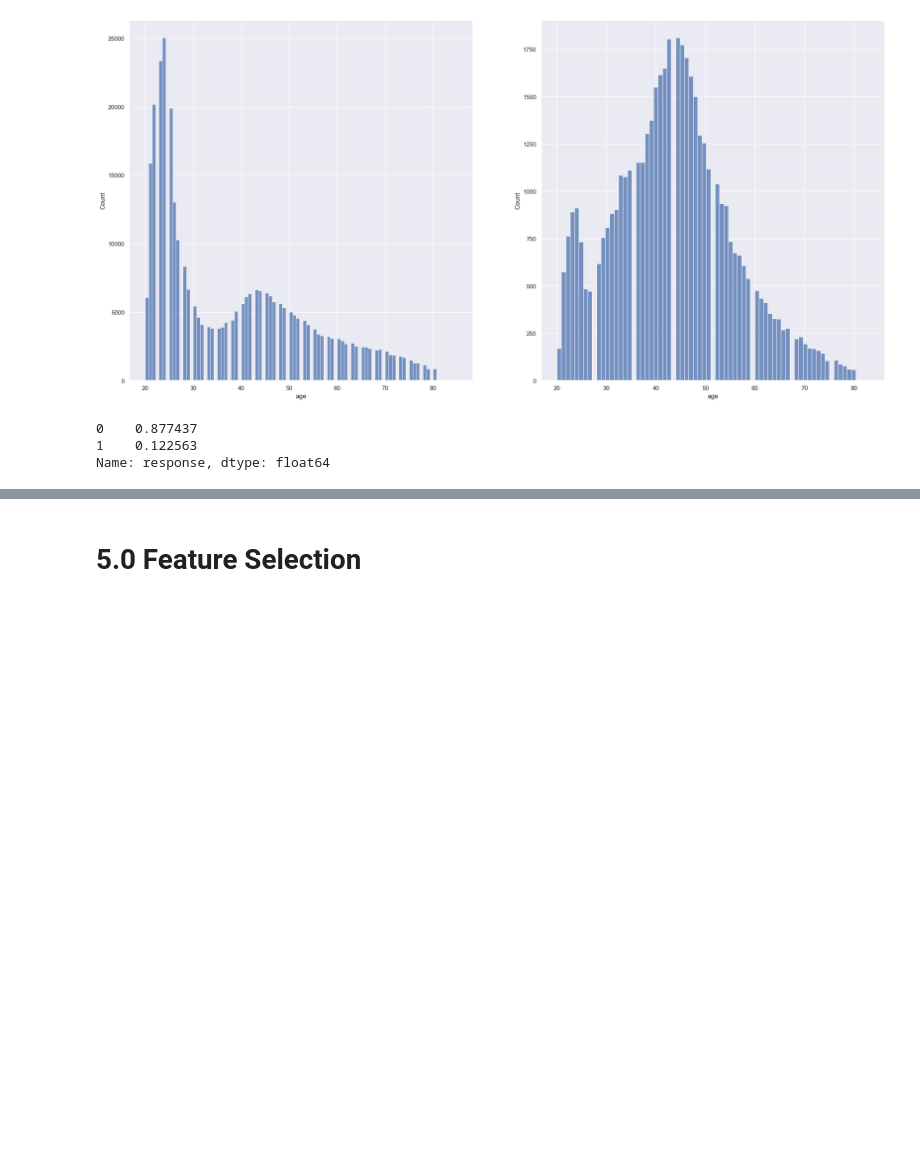
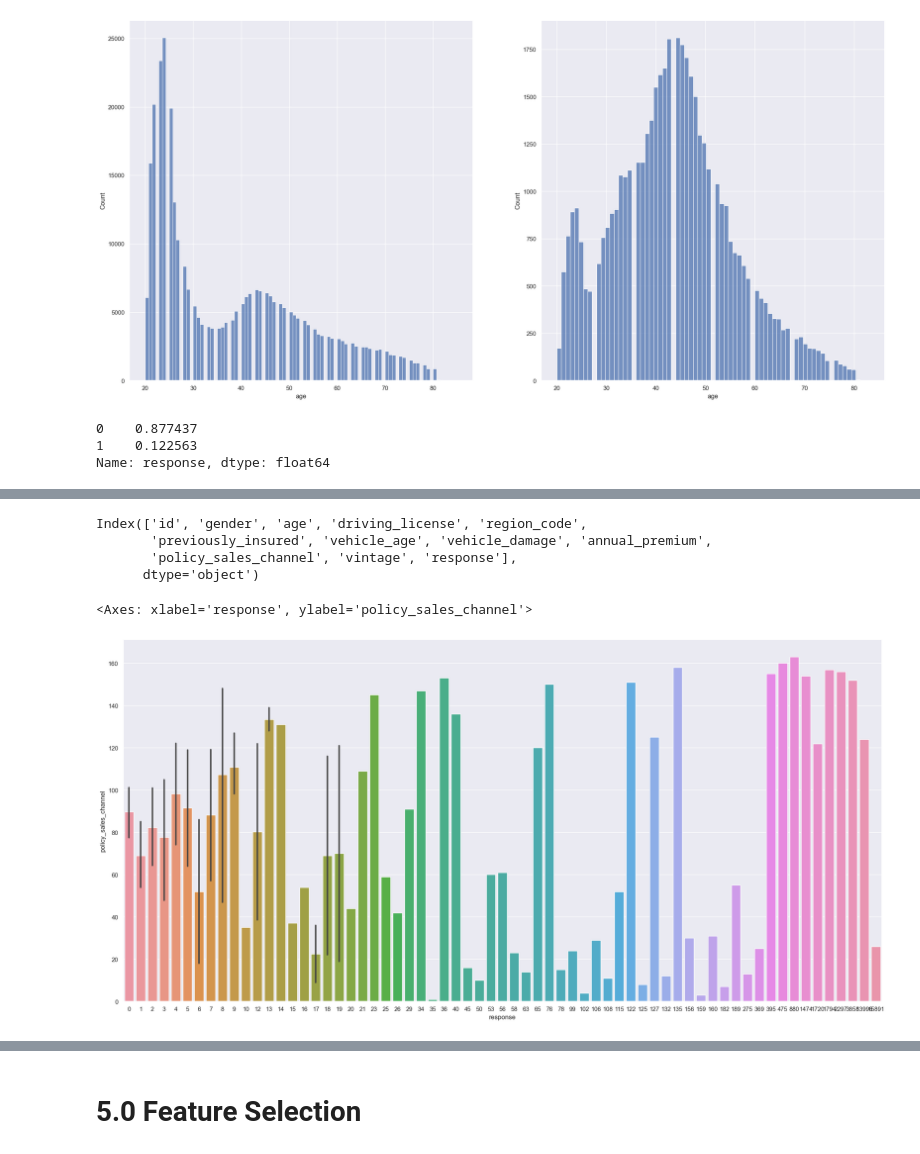
Before and after one commit to franciscofijamo/Health_Insurance_Cross_Sell, a Jupyter notebook: health_insurance_cross_sell/notebooks/1.0.fc_health_insurance_cross_sell-1.ipynb, the cells around one changed output, grey strips where cells are left out. Drawn from its saved outputs; the diff is of its cells as text; code cells hidden in the pictures; blank space fills up the shorter version.

```diff
--- a/health_insurance_cross_sell/notebooks/1.0.fc_health_insurance_cross_sell-1.ipynb
+++ b/health_insurance_cross_sell/notebooks/1.0.fc_health_insurance_cross_sell-1.ipynb
@@ -213,0 +273,15 @@ Name: response, dtype: float64
+# %%
+df4.columns
+# %% [output]
+Index(['id', 'gender', 'age', 'driving_license', 'region_code',
+       'previously_insured', 'vehicle_age', 'vehicle_damage', 'annual_premium',
+       'policy_sales_channel', 'vintage', 'response'],
+      dtype='object')
+# %%
+# policy_sales_channel
+
+aux = df4[['policy_sales_channel', 'response']].groupby('policy_sales_channel').sum().reset_index()
+sns.barplot(x= 'response', y='policy_sales_channel', data = aux)
+# %% [output]
+<Axes: xlabel='response', ylabel='policy_sales_channel'>
+[figure, added]
```
Also changed, not shown: parts of 12 cells of this notebook, 1 other file.
